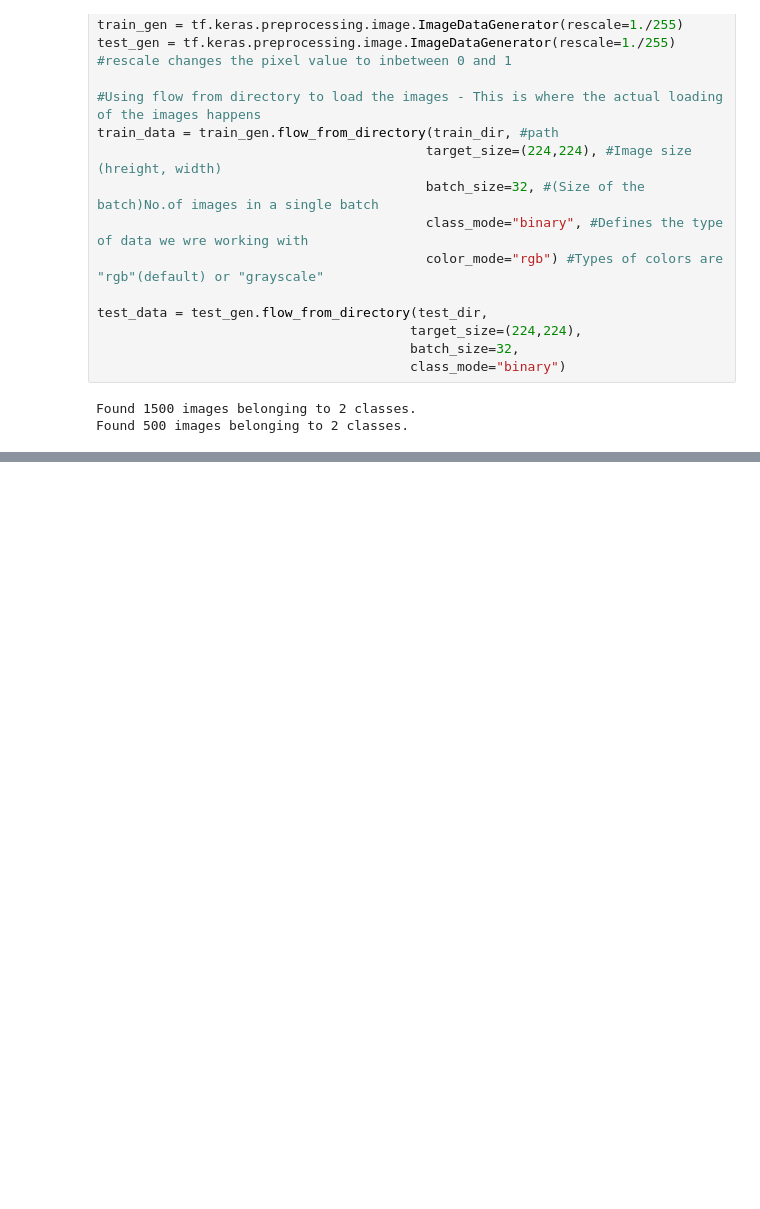
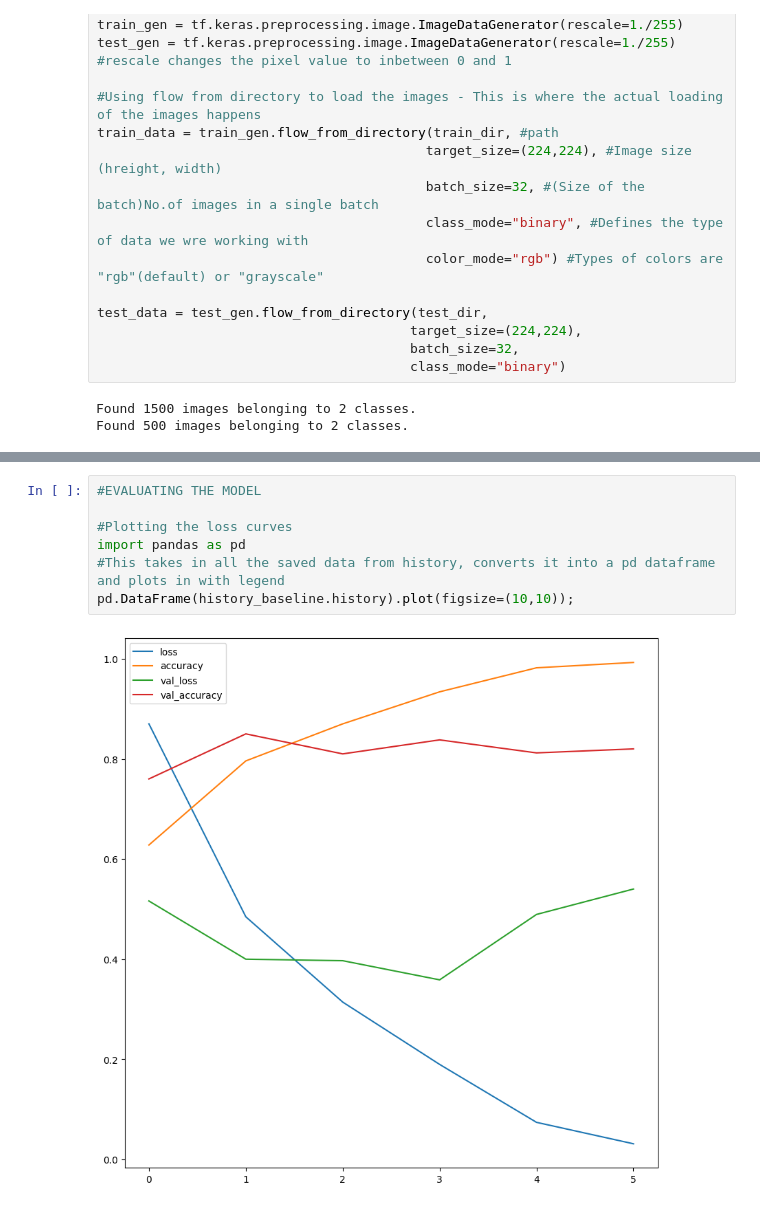
Before and after one commit to gunavc/TensorFlow, a Jupyter notebook: cnn-computer_vision.ipynb, the cells around one changed output, grey strips where cells are left out. Drawn from its saved outputs; the diff is of its cells as text; blank space fills up the shorter version.

Commit message:
Explained with better comments and better model evaluation

```diff
--- a/cnn-computer_vision.ipynb
+++ b/cnn-computer_vision.ipynb
@@ -176,0 +255,9 @@ Found 500 images belonging to 2 classes.
+# %%
+#EVALUATING THE MODEL
+
+#Plotting the loss curves
+import pandas as pd
+#This takes in all the saved data from history, converts it into a pd dataframe and plots in with legend
+pd.DataFrame(history_baseline.history).plot(figsize=(10,10));
+# %% [output]
+[figure, added]
```
Also changed, not shown: parts of 4 cells of this notebook.
